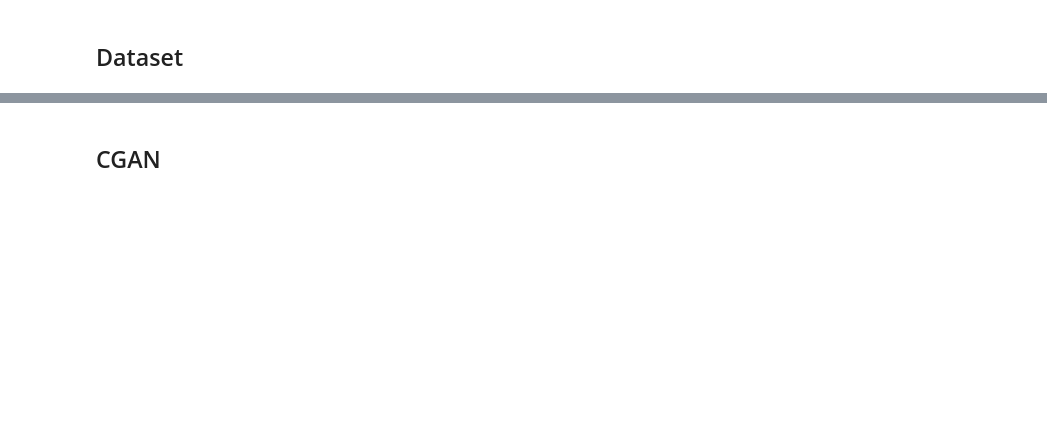
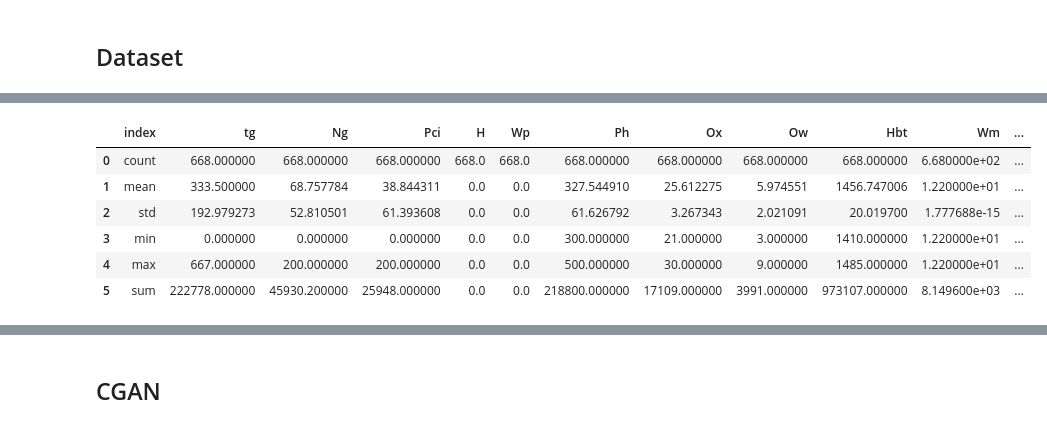
Before and after one commit to JoeyShapiro/blast-furnace-cgan, a Jupyter notebook: cgan.ipynb, the cells around one changed output, grey strips where cells are left out. Drawn from its saved outputs; the diff is of its cells as text; code cells hidden in the pictures; blank space fills up the shorter version.

```diff
--- a/cgan.ipynb
+++ b/cgan.ipynb
@@ -114,3 +120,15 @@ features: [0.0, 150.0, 0.0, 0.0, 0.0, 500.0, 24.0, 8.0, 1459.8, 12.2, 308750.4]
 |  | tg | Ng | Pci | H | Wp | Ph | Ox | Ow | Hbt | Wm | Wr |
 | 0 | 0.0 | 150.0 | 0.0 | 0.0 | 0.0 | 500.0 | 24.0 | 8.0 | 1459.8 | 12.2 | 308750.4 |
 [figure]
+# %%
+# get the count, mean, std, min, max, and sum of each column
+df_aggregated = dataset.features.agg(['count', 'mean', 'std', 'min', 'max', 'sum']).reset_index()
+display(df_aggregated)
+# %% [output]
+|  | index | tg | Ng | Pci | H | Wp | Ph | Ox | Ow | Hbt | Wm | ... |
+| 0 | count | 668.000000 | 668.000000 | 668.000000 | 668.0 | 668.0 | 668.000000 | 668.000000 | 668.000000 | 668.000000 | 6.680000e+02 | ... |
+| 1 | mean | 333.500000 | 68.757784 | 38.844311 | 0.0 | 0.0 | 327.544910 | 25.612275 | 5.974551 | 1456.747006 | 1.220000e+01 | ... |
+| 2 | std | 192.979273 | 52.810501 | 61.393608 | 0.0 | 0.0 | 61.626792 | 3.267343 | 2.021091 | 20.019700 | 1.777688e-15 | ... |
+| 3 | min | 0.000000 | 0.000000 | 0.000000 | 0.0 | 0.0 | 300.000000 | 21.000000 | 3.000000 | 1410.000000 | 1.220000e+01 | ... |
+| 4 | max | 667.000000 | 200.000000 | 200.000000 | 0.0 | 0.0 | 500.000000 | 30.000000 | 9.000000 | 1485.000000 | 1.220000e+01 | ... |
+| 5 | sum | 222778.000000 | 45930.200000 | 25948.000000 | 0.0 | 0.0 | 218800.000000 | 17109.000000 | 3991.000000 | 973107.000000 | 8.149600e+03 | ... |
```
Also changed, not shown: parts of 3 cells of this notebook, 1 other file.
